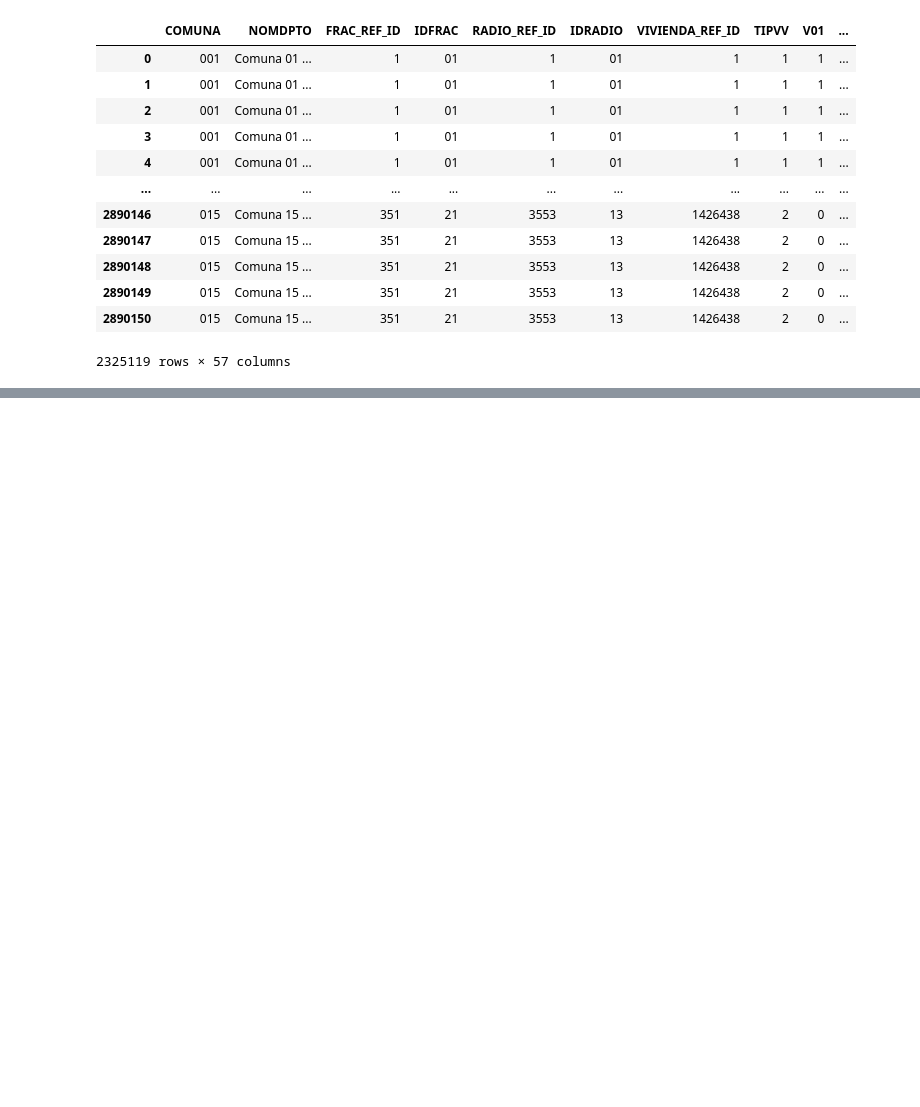
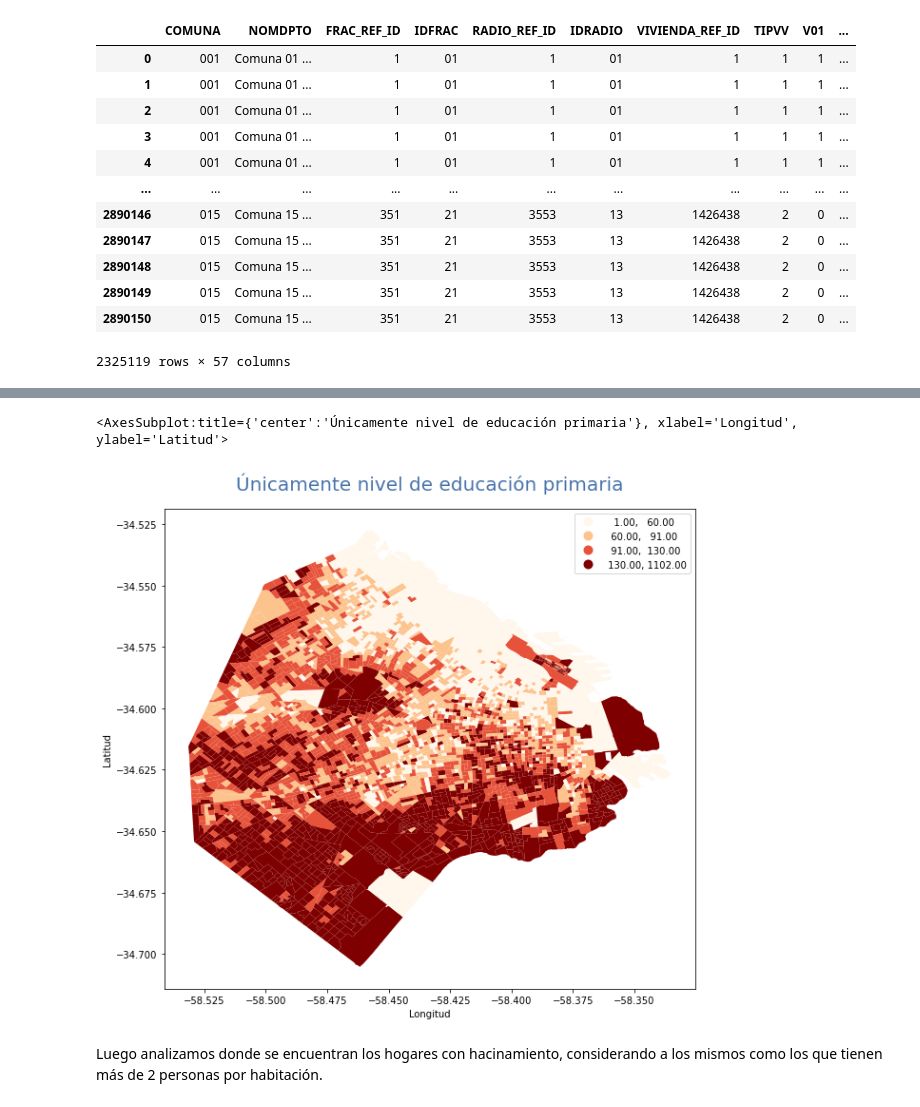
Before and after one commit to miller862/GRUPO_GANADOR, a Jupyter notebook: Informe 1.ipynb, the cells around one changed output, grey strips where cells are left out. Saved outputs shown, nothing was run; the diff lists cells and outputs as text; code cells hidden in the pictures; blank space fills up the shorter version.

```diff
--- a/Informe 1.ipynb
+++ b/Informe 1.ipynb
@@ -503,0 +601,23 @@ uni_radio_shp.plot(column='P09', cmap='viridis',scheme='quantiles',legend=True,
+# %%
+primario_ = votantes.loc[:,"P09"] == 2
+primario = votantes[primario_]
+
+primario = primario.loc[:,["P09", "RADIO"]]
+primario
+
+# %%
+primario = primario.groupby(["RADIO"]).count()
+primario
+# %%
+primario.reset_index(inplace= True)
+primario
+
+# %%
+primario = pd.merge(primario, totpersxradio, on = "RADIO", how = "inner")
+primario
+
+# %%
+primario["% sobre totpers x radio"] = primario.apply(
+    (lambda x: (x["P09"] + 0.0) / x["TOTPERS"] * 100), axis=1
+)
+primario
@@ -503,0 +638,18 @@ uni_radio_shp.plot(column='P09', cmap='viridis',scheme='quantiles',legend=True,
+# %%
+prim_radio_shp = pd.merge(radios_shp,primario, on="RADIO", how="inner")
+
+
+fig, ax = plt.subplots(figsize=(10, 10))
+
+# Control del título y los ejes
+ax.set_title('Únicamente nivel de educación primaria',
+             pad = 20,
+             fontdict={'fontsize':20, 'color': '#4873ab'})
+ax.set_xlabel('Longitud')
+ax.set_ylabel('Latitud')
+prim_radio_shp.plot(column='P09', cmap='OrRd',scheme='quantiles', k = 4, legend=True, ax=ax, zorder=5)
+# %% [output]
+<AxesSubplot:title={'center':'Únicamente nivel de educación primaria'}, xlabel='Longitud', ylabel='Latitud'>
+[figure, added]
+# %% [markdown]
+Luego analizamos donde se encuentran los hogares con hacinamiento, considerando a los mismos como los que tienen más de 2 personas por habitación.
```
Also changed, not shown: parts of 21 cells of this notebook.
